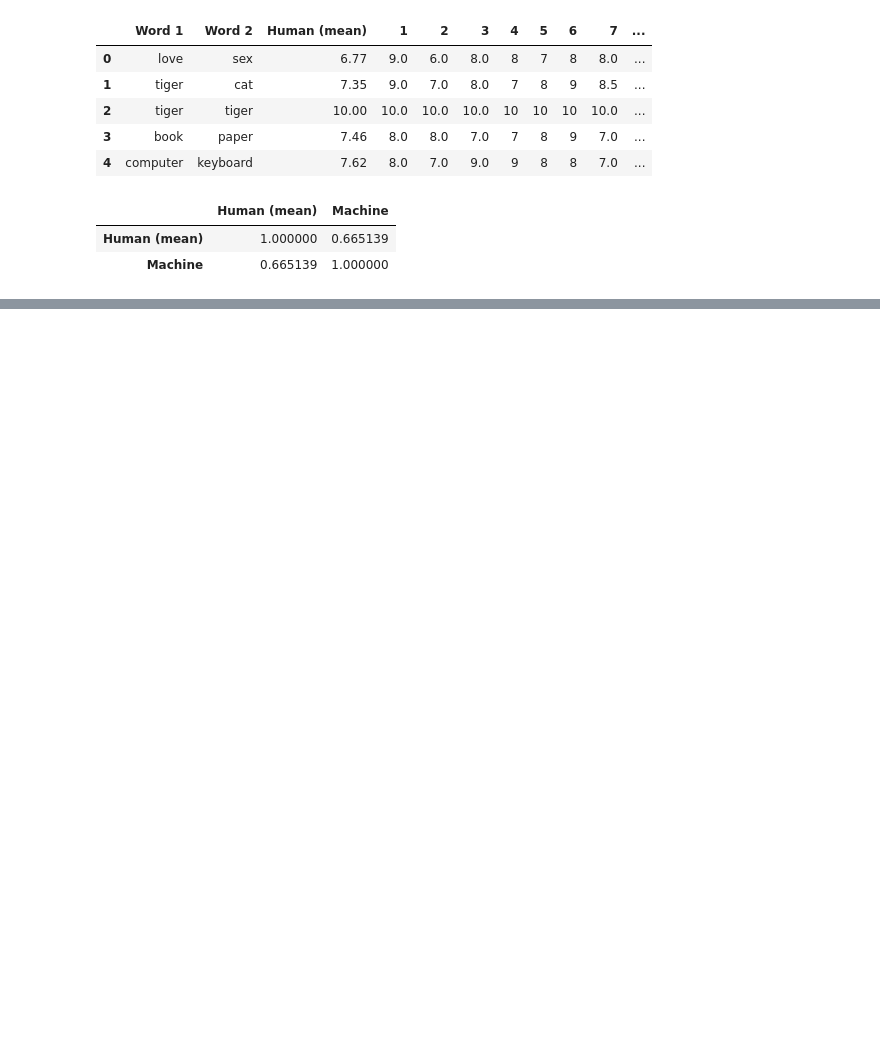
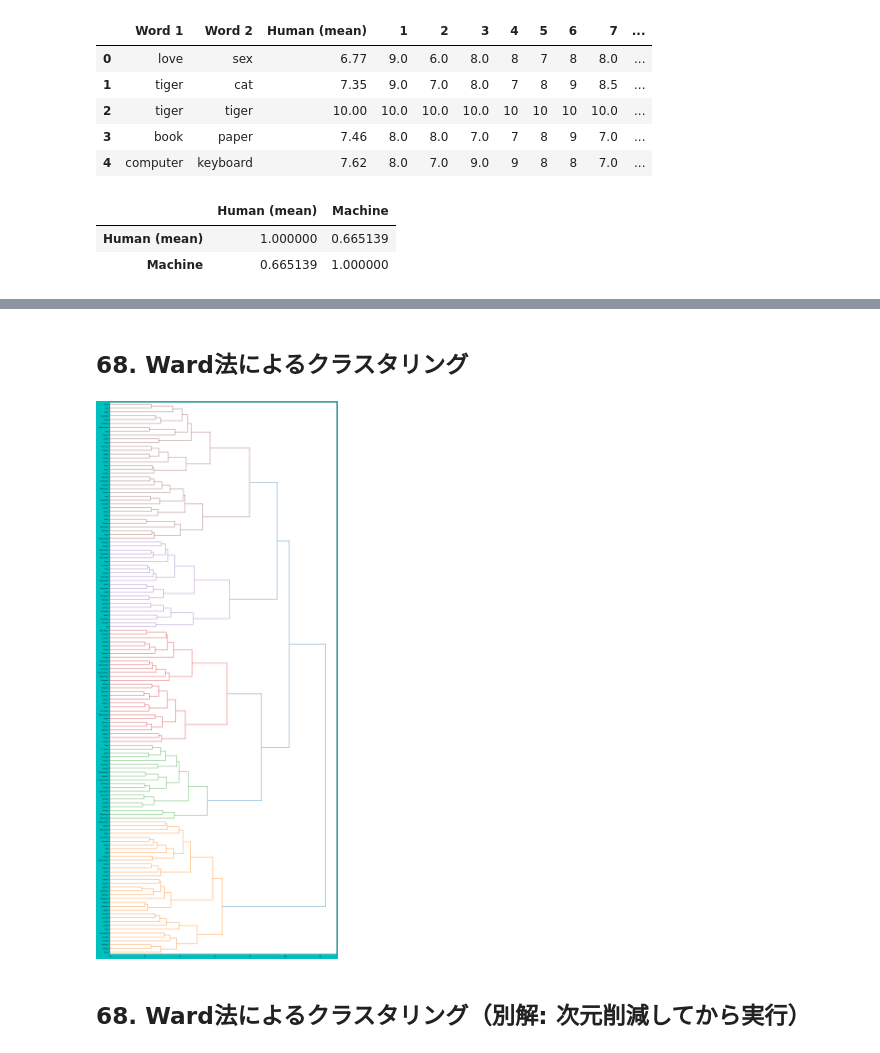
Before and after one commit to xhiroga/til, a Jupyter notebook: computer-science/nlp/nlp100/ch07.ipynb, the cells around one changed output, grey strips where cells are left out. Drawn from its saved outputs; the diff is of its cells as text; code cells hidden in the pictures; blank space fills up the shorter version.

```diff
--- a/computer-science/nlp/nlp100/ch07.ipynb
+++ b/computer-science/nlp/nlp100/ch07.ipynb
@@ -81,0 +245,17 @@ word_sim_df[['Human (mean)', 'Machine']].corr(method='spearman')
+# %% [markdown]
+## 68. Ward法によるクラスタリング
+# %%
+import matplotlib.pyplot as plt
+import pandas as pd
+from scipy.cluster.hierarchy import dendrogram, linkage
+
+world = pd.read_pickle('data/dst/world_obj.zip')
+world_vector = world['vector']
+clustered = linkage(world['vector'].tolist(), method='ward')
+plt.figure(figsize=(20, 50), dpi=100, facecolor='c')
+dendrogram(clustered, labels=world['name'].tolist(), leaf_font_size=8, orientation='right')
+plt.show()
+# %% [output]
+[figure, added]
+# %% [markdown]
+## 68. Ward法によるクラスタリング（別解: 次元削減してから実行）
```
Also changed, not shown: parts of 23 cells of this notebook, 3 other files.
